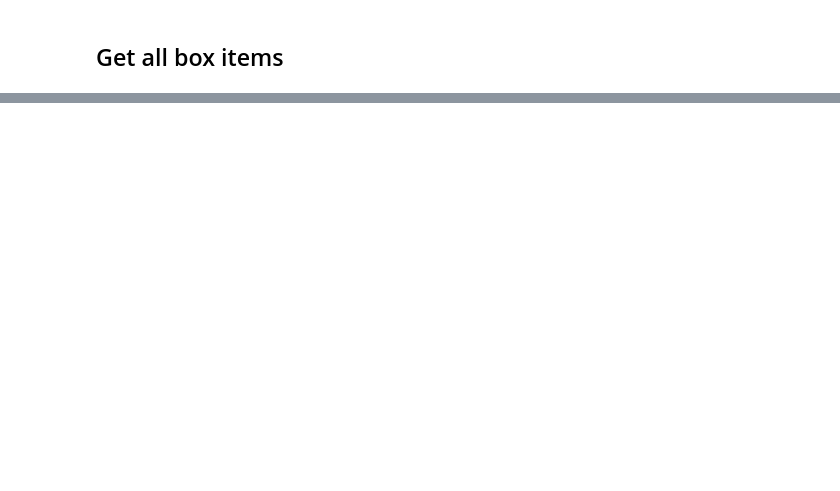
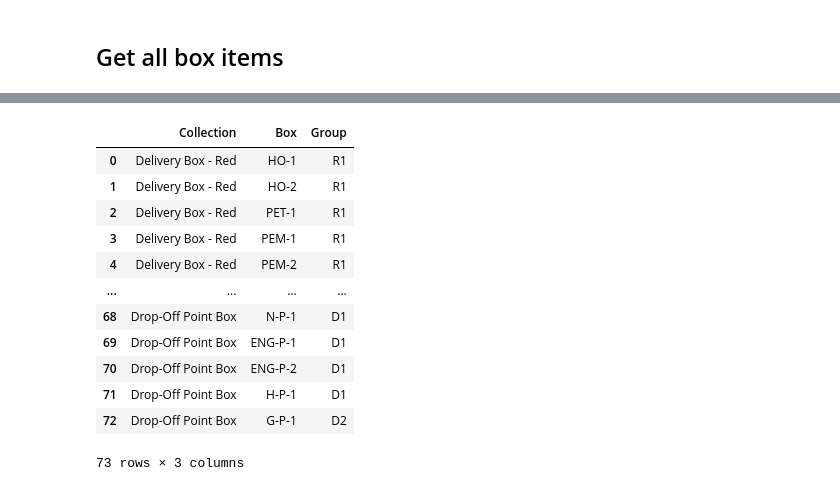
Before and after one commit to oliverlambson/location_monitoring, a Jupyter notebook: 01_exploration.ipynb, the cells around one changed output, grey strips where cells are left out. Cells and saved outputs as stored; diff of their text form; code cells hidden in the pictures; blank space fills up the shorter version.

```diff
--- a/01_exploration.ipynb
+++ b/01_exploration.ipynb
@@ -73,0 +245,17 @@ for i, item in enumerate(items):
+# %%
+df_lup = pd.read_excel("UMS_Courier_Schedules.xlsx", sheet_name='Box_Group_Lookup')
+df_lup
+# %% [output]
+|  | Collection | Box | Group |
+| 0 | Delivery Box - Red | HO-1 | R1 |
+| 1 | Delivery Box - Red | HO-2 | R1 |
+| 2 | Delivery Box - Red | PET-1 | R1 |
+| 3 | Delivery Box - Red | PEM-1 | R1 |
+| 4 | Delivery Box - Red | PEM-2 | R1 |
+| ... | ... | ... | ... |
+| 68 | Drop-Off Point Box | N-P-1 | D1 |
+| 69 | Drop-Off Point Box | ENG-P-1 | D1 |
+| 70 | Drop-Off Point Box | ENG-P-2 | D1 |
+| 71 | Drop-Off Point Box | H-P-1 | D1 |
+| 72 | Drop-Off Point Box | G-P-1 | D2 |
+73 rows × 3 columns
```
Also changed, not shown: parts of 11 cells of this notebook, 2 other files.
